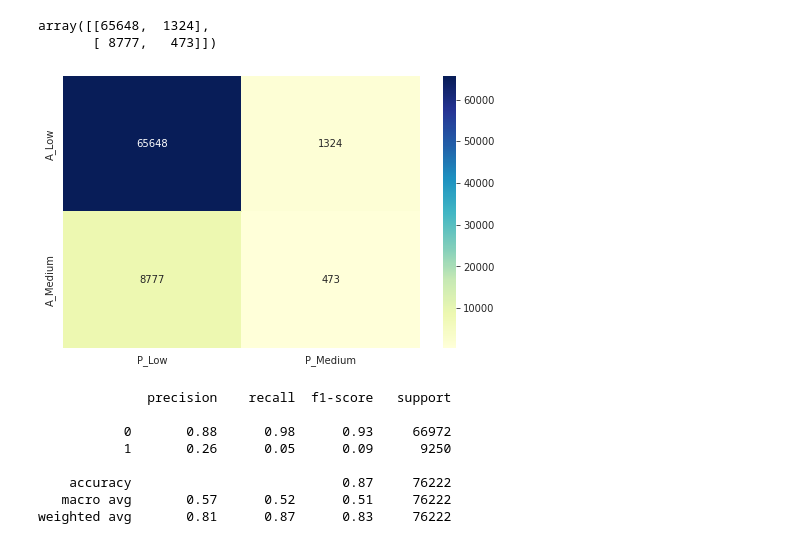
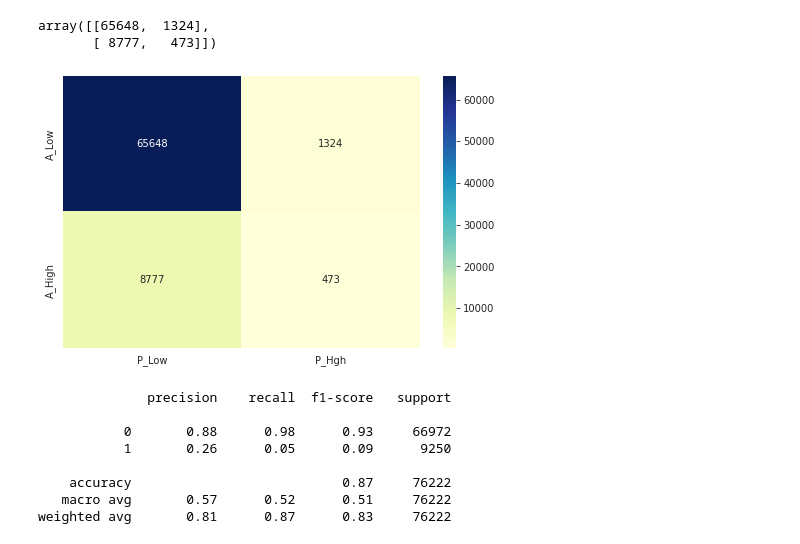
Before and after one commit to 143biswajit/HEALTH-INSURANCE-CROSS-SELL-PREDICTION, a Jupyter notebook: HEALTH_INSURANCE_CROSS_SELL_PREDICTION.ipynb, the cells around one changed output. Drawn from its saved outputs; the diff is of its cells as text; code cells hidden in the pictures.

```diff
--- a/HEALTH_INSURANCE_CROSS_SELL_PREDICTION.ipynb
+++ b/HEALTH_INSURANCE_CROSS_SELL_PREDICTION.ipynb
@@ -776,18 +776,18 @@ array([[65648,  1324],
 # %%
 # compute the confusion matrix
 cm = confusion_matrix(y_test, y_pred)
 
 # label the confusion matrix
-conf_matrix=pd.DataFrame(data=cm,columns=['P_Low','P_Medium'],index=['A_Low','A_Medium'])
+conf_matrix=pd.DataFrame(data=cm,columns=['P_Low','P_Hgh'],index=['A_Low','A_High'])
 
 # set size of the plot
 plt.figure(figsize = (8,5))
 
 # plot a heatmap
 sns.heatmap(conf_matrix, annot=True,fmt='d',cmap="YlGnBu")
 plt.show()
 # %% [output]
-[figure, old version]
+[figure, new version]
 # %%
 # accuracy measures obtained by classification_report()
 result = classification_report(y_test,y_pred)
```
Also changed, not shown: parts of 53 cells of this notebook.
